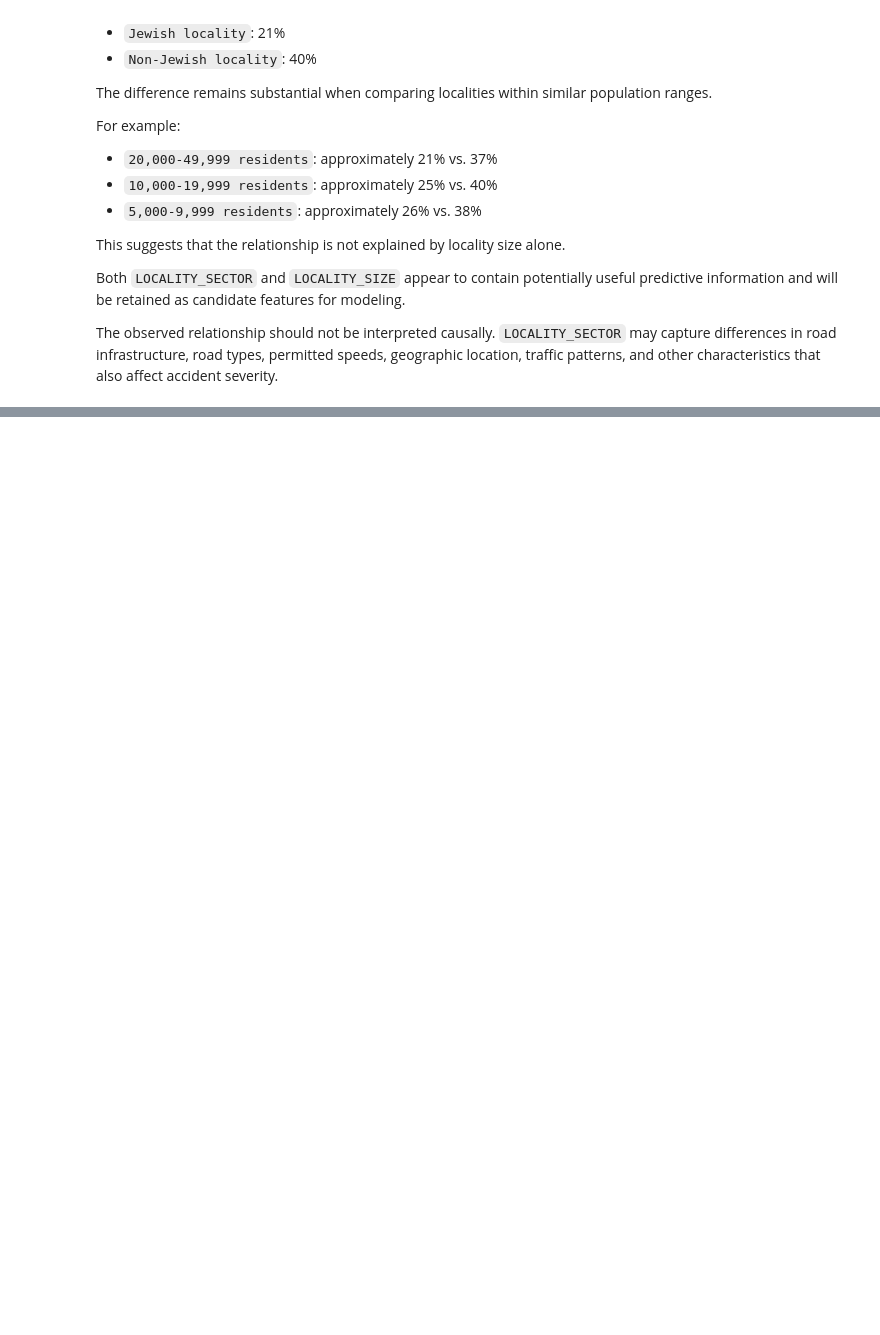
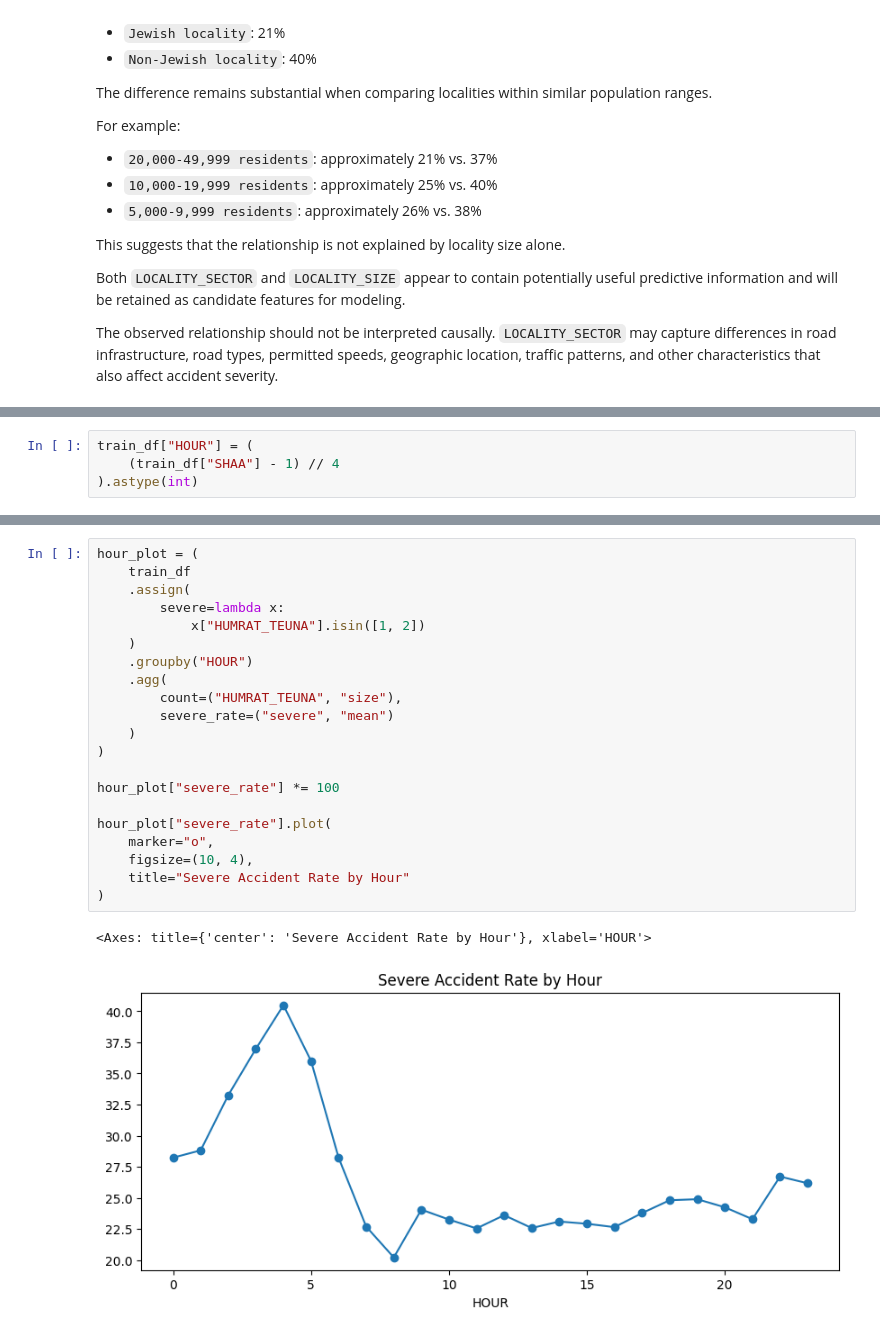
Before and after one commit to DavidCo1/israel-road-accident-severity-ml, a Jupyter notebook: notebooks/01_eda.ipynb, the cells around one changed output, grey strips where cells are left out. Drawn from its saved outputs; the diff is of its cells as text; blank space fills up the shorter version.

```diff
--- a/notebooks/01_eda.ipynb
+++ b/notebooks/01_eda.ipynb
@@ -3378,0 +4919,4 @@ The observed relationship should not be interpreted causally. `LOCALITY_SECTOR`
+# %%
+train_df["HOUR"] = (
+    (train_df["SHAA"] - 1) // 4
+).astype(int)
@@ -3378,0 +4997,24 @@ The observed relationship should not be interpreted causally. `LOCALITY_SECTOR`
+# %%
+hour_plot = (
+    train_df
+    .assign(
+        severe=lambda x:
+            x["HUMRAT_TEUNA"].isin([1, 2])
+    )
+    .groupby("HOUR")
+    .agg(
+        count=("HUMRAT_TEUNA", "size"),
+        severe_rate=("severe", "mean")
+    )
+)
+
+hour_plot["severe_rate"] *= 100
+
+hour_plot["severe_rate"].plot(
+    marker="o",
+    figsize=(10, 4),
+    title="Severe Accident Rate by Hour"
+)
+# %% [output]
+<Axes: title={'center': 'Severe Accident Rate by Hour'}, xlabel='HOUR'>
+[figure, added]
```
Also changed, not shown: parts of 139 cells of this notebook.
